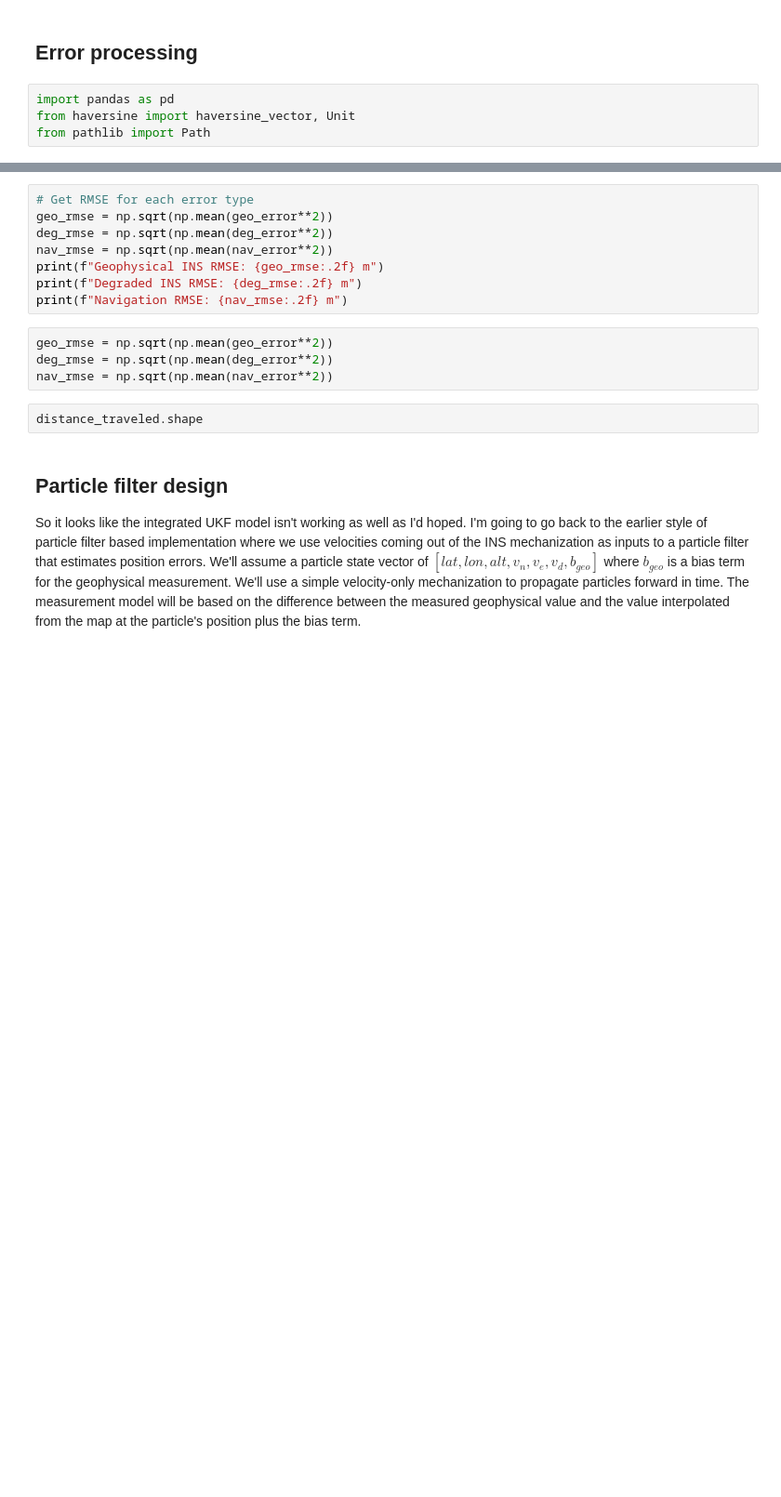
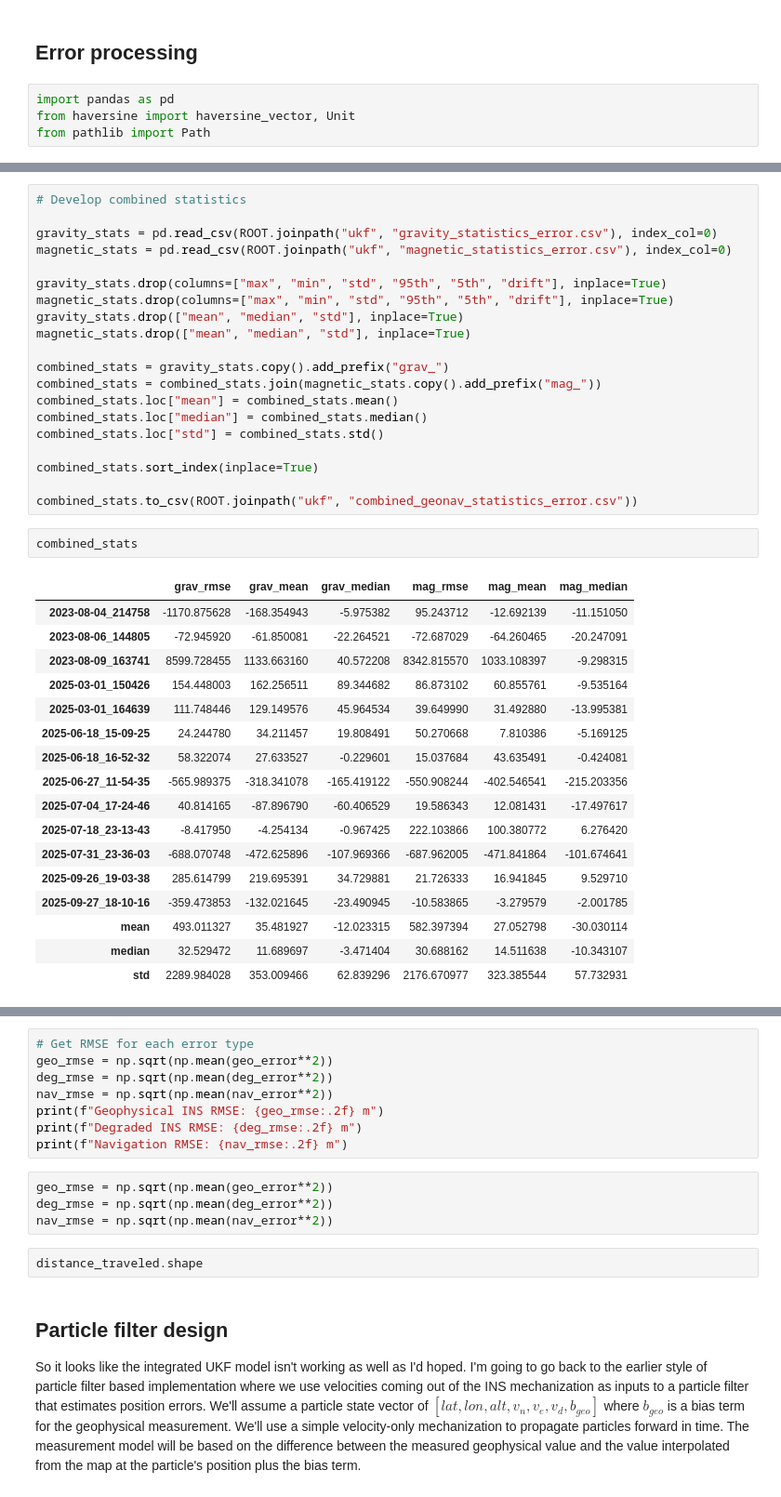
Before and after one commit to jbrodovsky/strapdown-rs, a Jupyter notebook: examples/geonav-sim/geonav-sim.ipynb, the cells around one changed output, grey strips where cells are left out. Shown at 93% size. Cells and saved outputs as stored; diff of their text form; blank space fills up the shorter version.

```diff
--- a/examples/geonav-sim/geonav-sim.ipynb
+++ b/examples/geonav-sim/geonav-sim.ipynb
@@ -633,0 +775,40 @@ statistics_cum.to_csv(ROOT.joinpath(mode, f"{geo_type}_statistics_cumulative_err
+# %%
+# Develop combined statistics
+
+gravity_stats = pd.read_csv(ROOT.joinpath("ukf", "gravity_statistics_error.csv"), index_col=0)
+magnetic_stats = pd.read_csv(ROOT.joinpath("ukf", "magnetic_statistics_error.csv"), index_col=0)
+
+gravity_stats.drop(columns=["max", "min", "std", "95th", "5th", "drift"], inplace=True)
+magnetic_stats.drop(columns=["max", "min", "std", "95th", "5th", "drift"], inplace=True)
+gravity_stats.drop(["mean", "median", "std"], inplace=True)
+magnetic_stats.drop(["mean", "median", "std"], inplace=True)
+
+combined_stats = gravity_stats.copy().add_prefix("grav_")
+combined_stats = combined_stats.join(magnetic_stats.copy().add_prefix("mag_"))
+combined_stats.loc["mean"] = combined_stats.mean()
+combined_stats.loc["median"] = combined_stats.median()
+combined_stats.loc["std"] = combined_stats.std()
+
+combined_stats.sort_index(inplace=True)
+
+combined_stats.to_csv(ROOT.joinpath("ukf", "combined_geonav_statistics_error.csv"))
+# %%
+combined_stats
+# %% [output]
+|  | grav_rmse | grav_mean | grav_median | mag_rmse | mag_mean | mag_median |
+| 2023-08-04_214758 | -1170.875628 | -168.354943 | -5.975382 | 95.243712 | -12.692139 | -11.151050 |
+| 2023-08-06_144805 | -72.945920 | -61.850081 | -22.264521 | -72.687029 | -64.260465 | -20.247091 |
+| 2023-08-09_163741 | 8599.728455 | 1133.663160 | 40.572208 | 8342.815570 | 1033.108397 | -9.298315 |
+| 2025-03-01_150426 | 154.448003 | 162.256511 | 89.344682 | 86.873102 | 60.855761 | -9.535164 |
+| 2025-03-01_164639 | 111.748446 | 129.149576 | 45.964534 | 39.649990 | 31.492880 | -13.995381 |
+| 2025-06-18_15-09-25 | 24.244780 | 34.211457 | 19.808491 | 50.270668 | 7.810386 | -5.169125 |
+| 2025-06-18_16-52-32 | 58.322074 | 27.633527 | -0.229601 | 15.037684 | 43.635491 | -0.424081 |
+| 2025-06-27_11-54-35 | -565.989375 | -318.341078 | -165.419122 | -550.908244 | -402.546541 | -215.203356 |
+| 2025-07-04_17-24-46 | 40.814165 | -87.896790 | -60.406529 | 19.586343 | 12.081431 | -17.497617 |
+| 2025-07-18_23-13-43 | -8.417950 | -4.254134 | -0.967425 | 222.103866 | 100.380772 | 6.276420 |
+| 2025-07-31_23-36-03 | -688.070748 | -472.625896 | -107.969366 | -687.962005 | -471.841864 | -101.674641 |
+| 2025-09-26_19-03-38 | 285.614799 | 219.695391 | 34.729881 | 21.726333 | 16.941845 | 9.529710 |
+| 2025-09-27_18-10-16 | -359.473853 | -132.021645 | -23.490945 | -10.583865 | -3.279579 | -2.001785 |
+| mean | 493.011327 | 35.481927 | -12.023315 | 582.397394 | 27.052798 | -30.030114 |
+| median | 32.529472 | 11.689697 | -3.471404 | 30.688162 | 14.511638 | -10.343107 |
+| std | 2289.984028 | 353.009466 | 62.839296 | 2176.670977 | 323.385544 | 57.732931 |
```
Also changed, not shown: parts of 45 cells of this notebook, 2 other files.
